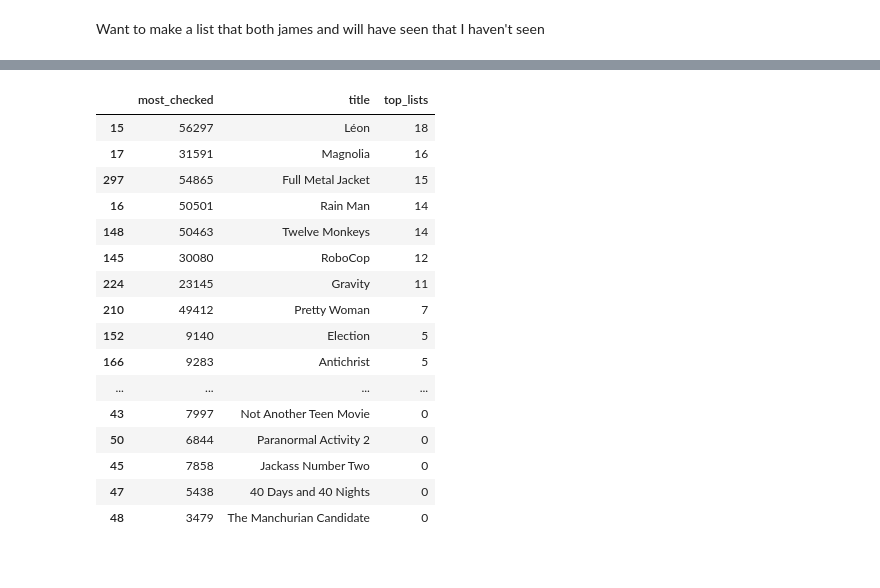
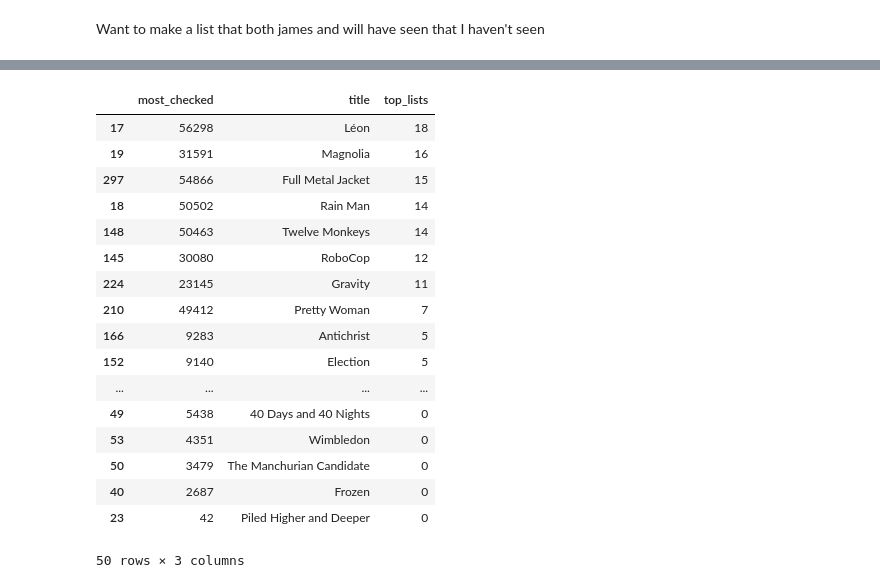
Before and after one commit to hermesgithub/ICManalyser, a Jupyter notebook: ICMlistmaker.ipynb, the cells around one changed output, grey strips where cells are left out. Cells and saved outputs as stored; diff of their text form; code cells hidden in the pictures.

```diff
--- a/ICMlistmaker.ipynb
+++ b/ICMlistmaker.ipynb
@@ -67,9 +67,36 @@ def multiname(*usernames):
         listmaker(name)
         listoffilmnames.append(filmlist)
         print(name)
+
+def process_club_list(user_list,others):
+    merge_frames = others.merge(user_list,on=['title','most_checked'],how='left')
+    not_same_titles = merge_frames[merge_frames.top_lists_y.isnull()]
+    del not_same_titles['top_lists_y']
+    not_same_titles.columns = ['most_checked', 'title', 'top_lists']
+    return(not_same_titles)
+
+#this is working on a function that will do everything
+def Listmaker_pro(usr1,pssword,*usrs):
+    username1=usr1
+    username2=usrs[0]
+    username3=usrs[1]
+    password=pssword
+    csvgetter(username1,password,username2,username3)
+    user1_list=listmaker(username1)
+    user2_list=listmaker(username2)
+    user3_list=listmaker(username3)
+    combo_1_2=user1_list.append(user2_list)
+    seenby_1_2=combo_1_2[combo_1_2.duplicated('title')==True]
+    combo_1_3=user1_list.append(user3_list)
+    seenby_1_3=combo_1_3[combo_1_3.duplicated('title')==True]
+    combo_2_3=user2_list.append(user3_list)
+    seenby_2_3=combo_2_3[combo_2_3.duplicated('title')==True]
+    club1_list = process_club_list(user1_list,seenby_2_3)
+    club2_list = process_club_list(user2_list,seenby_1_3)
+    club3_list = process_club_list(user3_list,seenby_1_2)
 # %%
-username1='Haessar'
-username2='hermesmovies'
+username1='hermesmovies'
+username2='Haessar'
 username3='James88'
 password=''
 # %%
@@ -101,18 +128,6 @@ seenby_1_3=combo_1_3[combo_1_3.duplicated('title')==True]
 #join User 2 and User 3
 combo_2_3=user2_list.append(user3_list)
 seenby_2_3=combo_2_3[combo_2_3.duplicated('title')==True]
-# %%
-def process_club_list(user_list,others):
-
-    df1=others
-    df2=user_list
-
-    new = df1.merge(df2,on=['title','most_checked'],how='left')
-    DF = new[new.top_lists_y.isnull()]
-    del DF['top_lists_y']
-    DF.columns = ['most_checked', 'title', 'top_lists']
-
-    return(DF)
 # %%
 #Club list for User 1:
 club1_list = process_club_list(user1_list,seenby_2_3)
@@ -125,20 +158,21 @@ club3_list = process_club_list(user3_list,seenby_1_2)
 # %%
-club1_list.sort('top_lists',ascending=False)
+club2_list.sort(['top_lists','most_checked'],ascending=False)
 # %% [output]
 |  | most_checked | title | top_lists |
-| 15 | 56297 | Léon | 18 |
-| 17 | 31591 | Magnolia | 16 |
-| 297 | 54865 | Full Metal Jacket | 15 |
-| 16 | 50501 | Rain Man | 14 |
+| 17 | 56298 | Léon | 18 |
+| 19 | 31591 | Magnolia | 16 |
+| 297 | 54866 | Full Metal Jacket | 15 |
+| 18 | 50502 | Rain Man | 14 |
 | 148 | 50463 | Twelve Monkeys | 14 |
 | 145 | 30080 | RoboCop | 12 |
 | 224 | 23145 | Gravity | 11 |
 | 210 | 49412 | Pretty Woman | 7 |
+| 166 | 9283 | Antichrist | 5 |
 | 152 | 9140 | Election | 5 |
-| 166 | 9283 | Antichrist | 5 |
 | ... | ... | ... | ... |
-| 43 | 7997 | Not Another Teen Movie | 0 |
-| 50 | 6844 | Paranormal Activity 2 | 0 |
-| 45 | 7858 | Jackass Number Two | 0 |
-| 47 | 5438 | 40 Days and 40 Nights | 0 |
-| 48 | 3479 | The Manchurian Candidate | 0 |
+| 49 | 5438 | 40 Days and 40 Nights | 0 |
+| 53 | 4351 | Wimbledon | 0 |
+| 50 | 3479 | The Manchurian Candidate | 0 |
+| 40 | 2687 | Frozen | 0 |
+| 23 | 42 | Piled Higher and Deeper | 0 |
+50 rows × 3 columns
```
Also changed, not shown: parts of 4 cells of this notebook, 3 other files.
